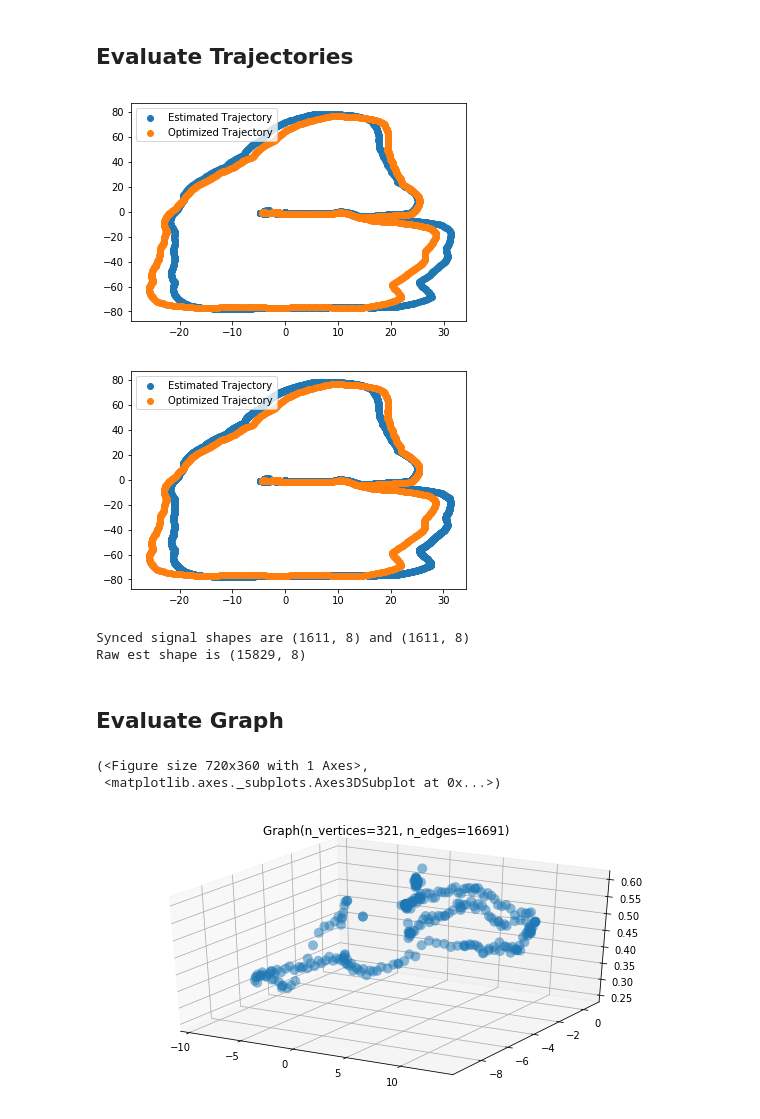
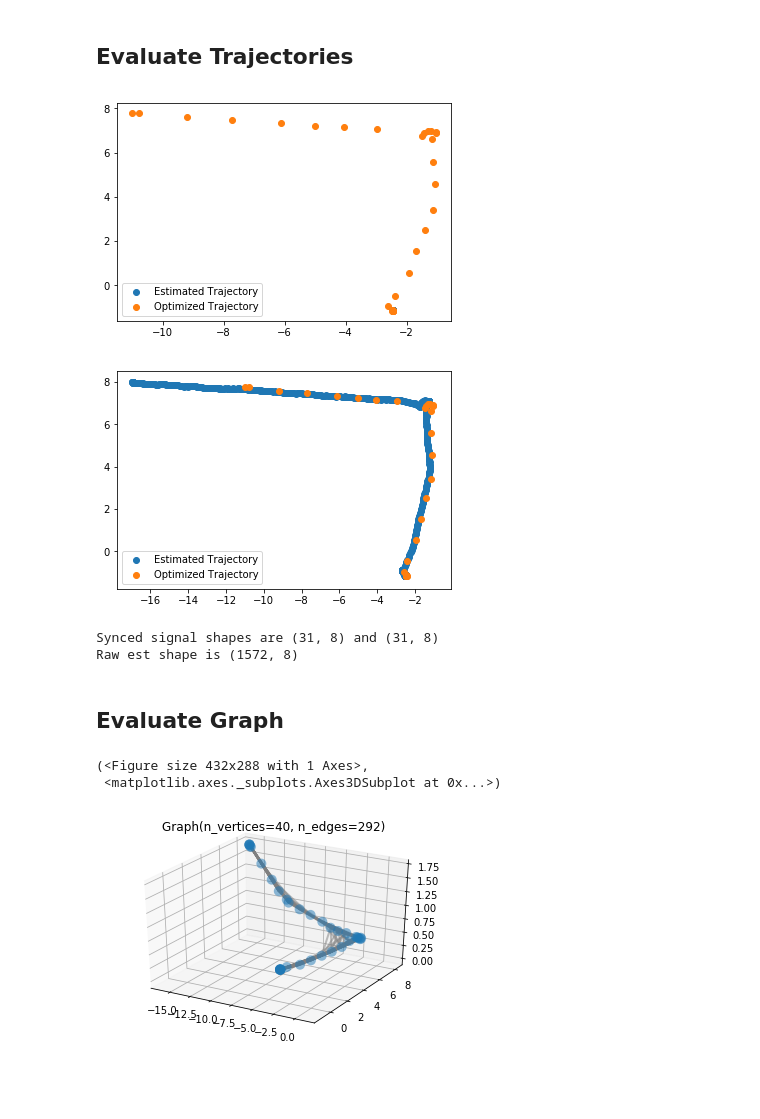
Before and after one commit to ethz-asl/fgsp, a Jupyter notebook: src/check_recordings.ipynb, the cells around one changed output. Cells and saved outputs as stored; diff of their text form; code cells hidden in the pictures; blank space fills up the shorter version.

```diff
--- a/src/check_recordings.ipynb
+++ b/src/check_recordings.ipynb
@@ -16,7 +16,7 @@ plt.rcParams['figure.figsize'] = (10, 5)
 ## General Settings
 # %%
 dataroot = '/mnt/data/datasets/fgsp/'
-datasets = ['arche_anymal_1_1625662576283090944/', 'arche_anymal_1_1625664088111579136/', 'arche_anymal_1_1625668348719136768/', 'arche_anymal_1_1625671647254020096/', 'arche_anymal_1_1625674533472043008/', 'arche_anymal_1_1625658453114486784/']
+datasets = ['test/']
 
 n_datasets = len(datasets)
 opt_signals = []
@@ -93,12 +88,6 @@ Signal shapes are (892,) and (892,)
 def compare_trajectories(est_traj, opt_traj):
     plt.scatter(est_traj[:,1], est_traj[:,2], label='Estimated Trajectory')
     plt.scatter(opt_traj[:,1], opt_traj[:,2], label='Optimized Trajectory')
-    plt.legend()
-    plt.show()
-
-def compare_trajectories_with_raw(est_raw_traj, opt_traj):
-    plt.scatter(est_raw_traj[:,1], est_raw_traj[:,2], label='Estimated Trajectory')
-#     plt.scatter(opt_traj[:,1], opt_traj[:,2], label='Optimized Trajectory')
     plt.legend()
     plt.show()
 
@@ -108,23 +97,23 @@ compare_trajectories(est_raw_trajectory[i], opt_trajectory[i])
 print(f'Synced signal shapes are {est_trajectory[i].shape} and {opt_trajectory[i].shape}')
 print(f'Raw est shape is {est_raw_trajectory[i].shape}')
 # %% [output]
-[figure, old version]
+[figure, new version]
-[figure, old version]
+[figure, new version]
-Synced signal shapes are (1611, 8) and (1611, 8)
-Raw est shape is (15829, 8)
+Synced signal shapes are (31, 8) and (31, 8)
+Raw est shape is (1572, 8)
 # %% [markdown]
 ## Evaluate Graph
 # %%
 graph_per_dataset = []
 for i in range(0, n_datasets):
     G = graphs.Graph(opt_graph_adj[i])
     G.set_coordinates(opt_graph_coords[i])
     G.compute_fourier_basis()
     graph_per_dataset.append(G)
 
-graph_per_dataset[4].plot()
+graph_per_dataset[0].plot()
 # %% [output]
-(<Figure size 720x360 with 1 Axes>,
+(<Figure size 432x288 with 1 Axes>,
  <matplotlib.axes._subplots.Axes3DSubplot at 0x...>)
-[figure, old version]
+[figure, new version]
 # %%
```
Also changed, not shown: parts of 5 cells of this notebook, 8 other files.
